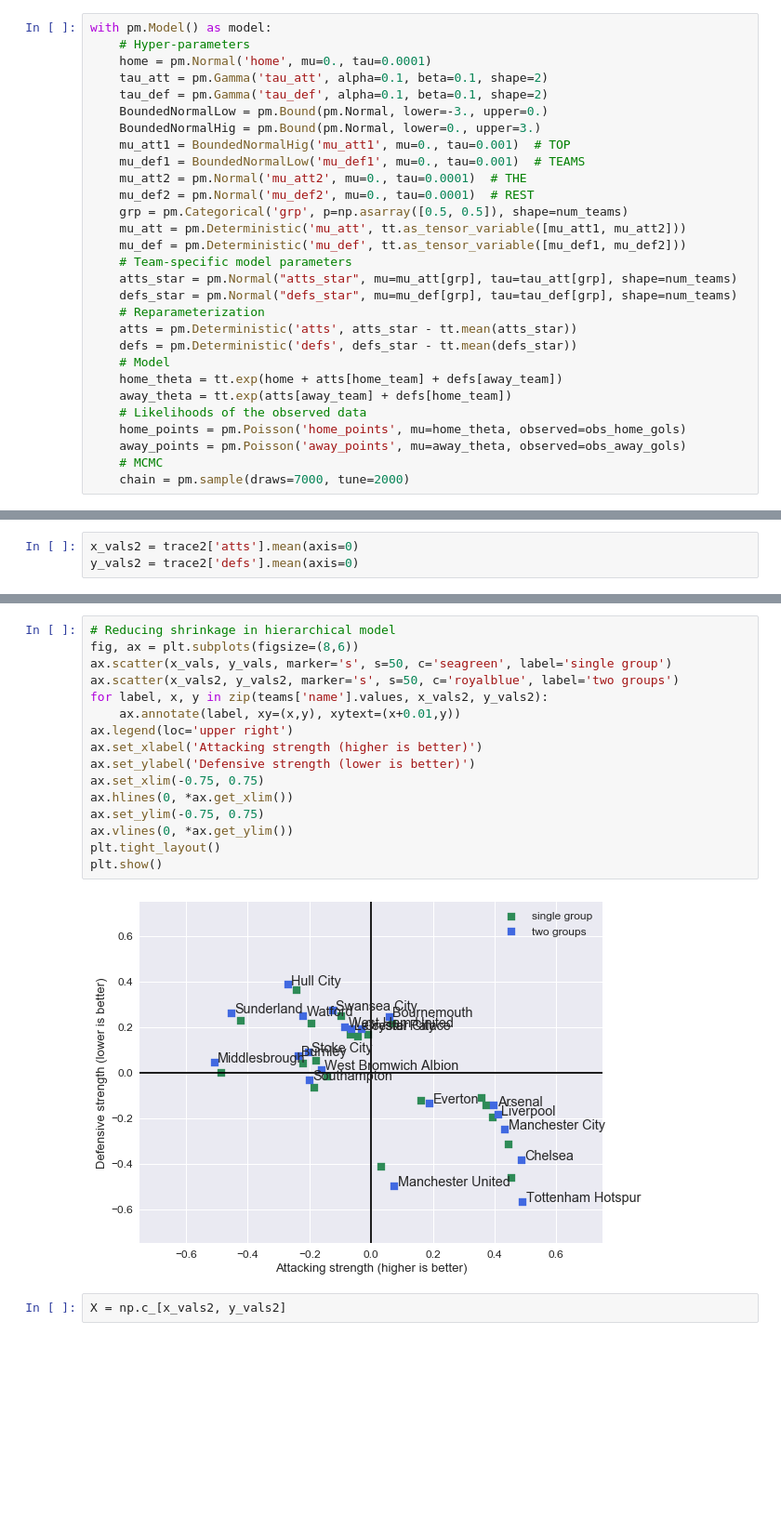
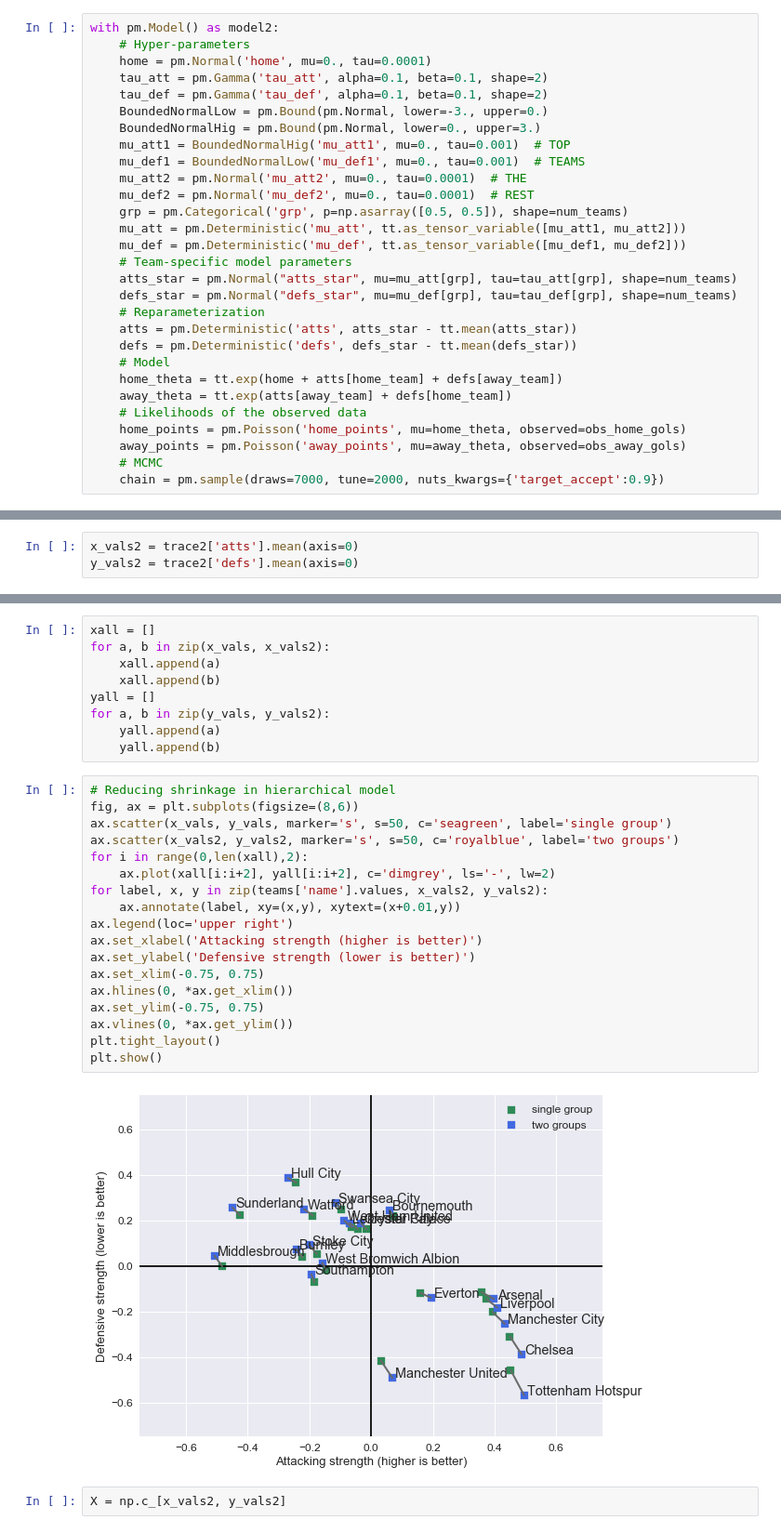
Before and after one commit to sarajcev/premier_league, a Jupyter notebook: premier.ipynb, the cells around one changed output, grey strips where cells are left out. Shown at 93% size. Saved outputs shown, nothing was run; the diff lists cells and outputs as text; blank space fills up the shorter version.

```diff
--- a/premier.ipynb
+++ b/premier.ipynb
@@ -346,7 +346,7 @@ plt.show()
 # %% [markdown]
 ### Hierarchical Bayesian Model with two groups (Top teams and the rest)
 # %%
-with pm.Model() as model:
+with pm.Model() as model2:
     # Hyper-parameters
     home = pm.Normal('home', mu=0., tau=0.0001)
     tau_att = pm.Gamma('tau_att', alpha=0.1, beta=0.1, shape=2)
@@ -373,7 +373,7 @@ with pm.Model() as model:
     home_points = pm.Poisson('home_points', mu=home_theta, observed=obs_home_gols)
     away_points = pm.Poisson('away_points', mu=away_theta, observed=obs_away_gols)
     # MCMC
-    chain = pm.sample(draws=7000, tune=2000)
+    chain = pm.sample(draws=7000, tune=2000, nuts_kwargs={'target_accept':0.9})
 # %% [output]
 Assigned NUTS to home
 Assigned NUTS to tau_att_log__
@@ -449,21 +449,32 @@ The following figure shows the reduction of shrinkage (in the hierarchical Bayes
+# %%
+xall = []
+for a, b in zip(x_vals, x_vals2):
+    xall.append(a)
+    xall.append(b)
+yall = []
+for a, b in zip(y_vals, y_vals2):
+    yall.append(a)
+    yall.append(b)
 # %%
 # Reducing shrinkage in hierarchical model
 fig, ax = plt.subplots(figsize=(8,6))
 ax.scatter(x_vals, y_vals, marker='s', s=50, c='seagreen', label='single group')
 ax.scatter(x_vals2, y_vals2, marker='s', s=50, c='royalblue', label='two groups')
+for i in range(0,len(xall),2):
+    ax.plot(xall[i:i+2], yall[i:i+2], c='dimgrey', ls='-', lw=2)
 for label, x, y in zip(teams['name'].values, x_vals2, y_vals2):
     ax.annotate(label, xy=(x,y), xytext=(x+0.01,y))
 ax.legend(loc='upper right')
 ax.set_xlabel('Attacking strength (higher is better)')
 ax.set_ylabel('Defensive strength (lower is better)')
 ax.set_xlim(-0.75, 0.75)
 ax.hlines(0, *ax.get_xlim())
 ax.set_ylim(-0.75, 0.75)
 ax.vlines(0, *ax.get_ylim())
 plt.tight_layout()
 plt.show()
 # %% [output]
-[figure, old version]
+[figure, new version]
 # %%
 X = np.c_[x_vals2, y_vals2]
 # %%
```
Also changed, not shown: parts of 19 cells of this notebook.
